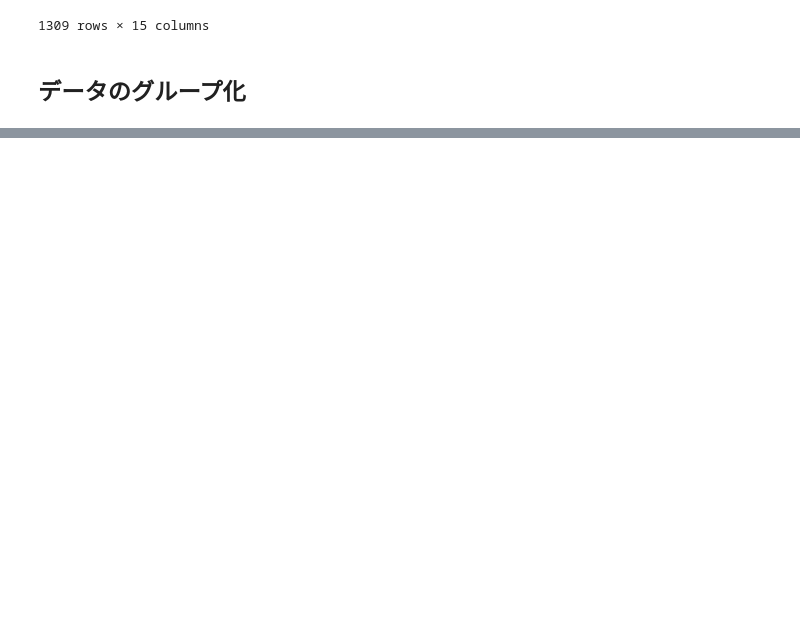
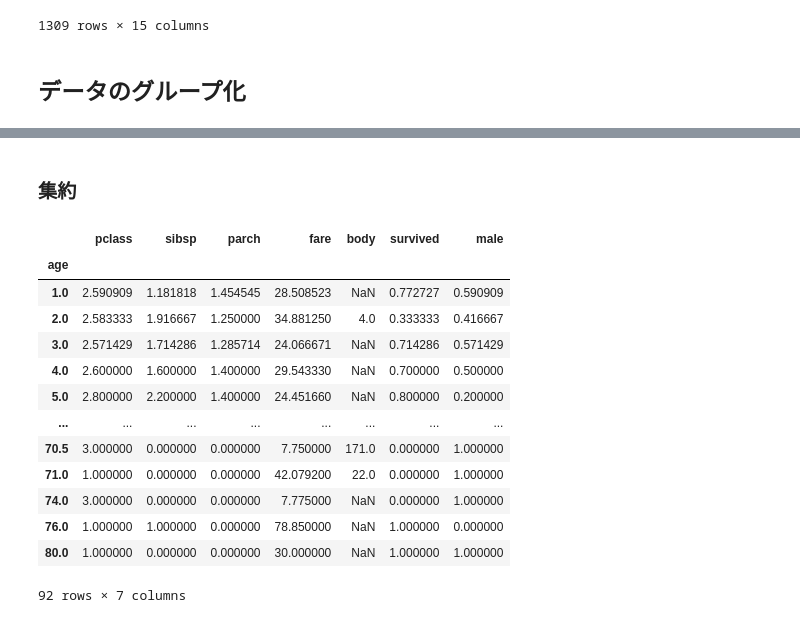
Before and after one commit to lvzeyu/css_tohoku, a Jupyter notebook: css_tohoku/_build/jupyter_execute/draft/pandas.ipynb, the cells around one changed output, grey strips where cells are left out. Drawn from its saved outputs; the diff is of its cells as text; code cells hidden in the pictures; blank space fills up the shorter version.

```diff
--- a/css_tohoku/_build/jupyter_execute/draft/pandas.ipynb
+++ b/css_tohoku/_build/jupyter_execute/draft/pandas.ipynb
@@ -523,0 +532,19 @@ df
+# %% [markdown]
+### 集約
+# %%
+df.groupby("age").mean()
+# %% [output]
+|  | pclass | sibsp | parch | fare | body | survived | male |
+| age |  |  |  |  |  |  |  |
+| 1.0 | 2.590909 | 1.181818 | 1.454545 | 28.508523 | NaN | 0.772727 | 0.590909 |
+| 2.0 | 2.583333 | 1.916667 | 1.250000 | 34.881250 | 4.0 | 0.333333 | 0.416667 |
+| 3.0 | 2.571429 | 1.714286 | 1.285714 | 24.066671 | NaN | 0.714286 | 0.571429 |
+| 4.0 | 2.600000 | 1.600000 | 1.400000 | 29.543330 | NaN | 0.700000 | 0.500000 |
+| 5.0 | 2.800000 | 2.200000 | 1.400000 | 24.451660 | NaN | 0.800000 | 0.200000 |
+| ... | ... | ... | ... | ... | ... | ... | ... |
+| 70.5 | 3.000000 | 0.000000 | 0.000000 | 7.750000 | 171.0 | 0.000000 | 1.000000 |
+| 71.0 | 1.000000 | 0.000000 | 0.000000 | 42.079200 | 22.0 | 0.000000 | 1.000000 |
+| 74.0 | 3.000000 | 0.000000 | 0.000000 | 7.775000 | NaN | 0.000000 | 1.000000 |
+| 76.0 | 1.000000 | 1.000000 | 0.000000 | 78.850000 | NaN | 1.000000 | 0.000000 |
+| 80.0 | 1.000000 | 0.000000 | 0.000000 | 30.000000 | NaN | 1.000000 | 1.000000 |
+92 rows × 7 columns
```
Also changed, not shown: parts of 42 cells of this notebook, 18 other files.
